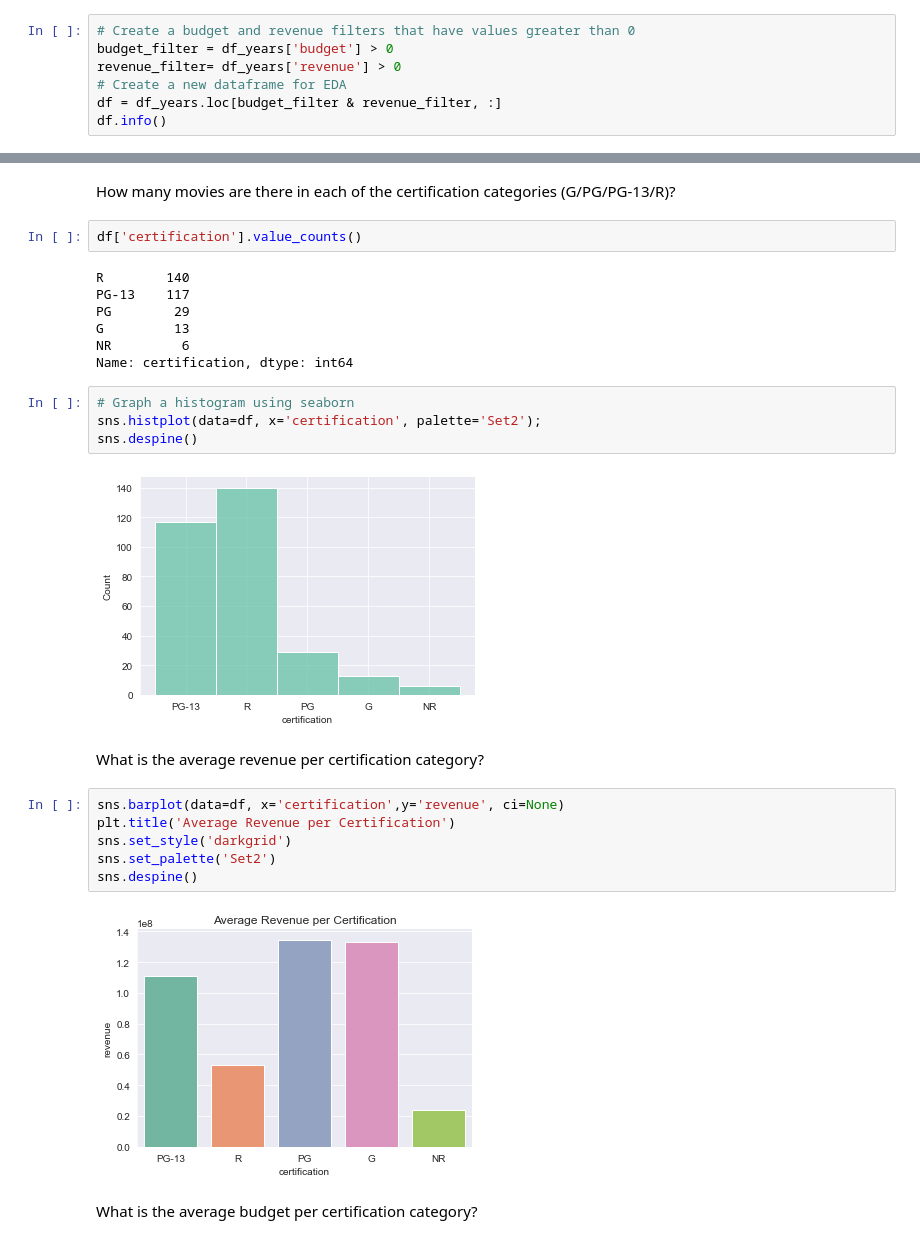
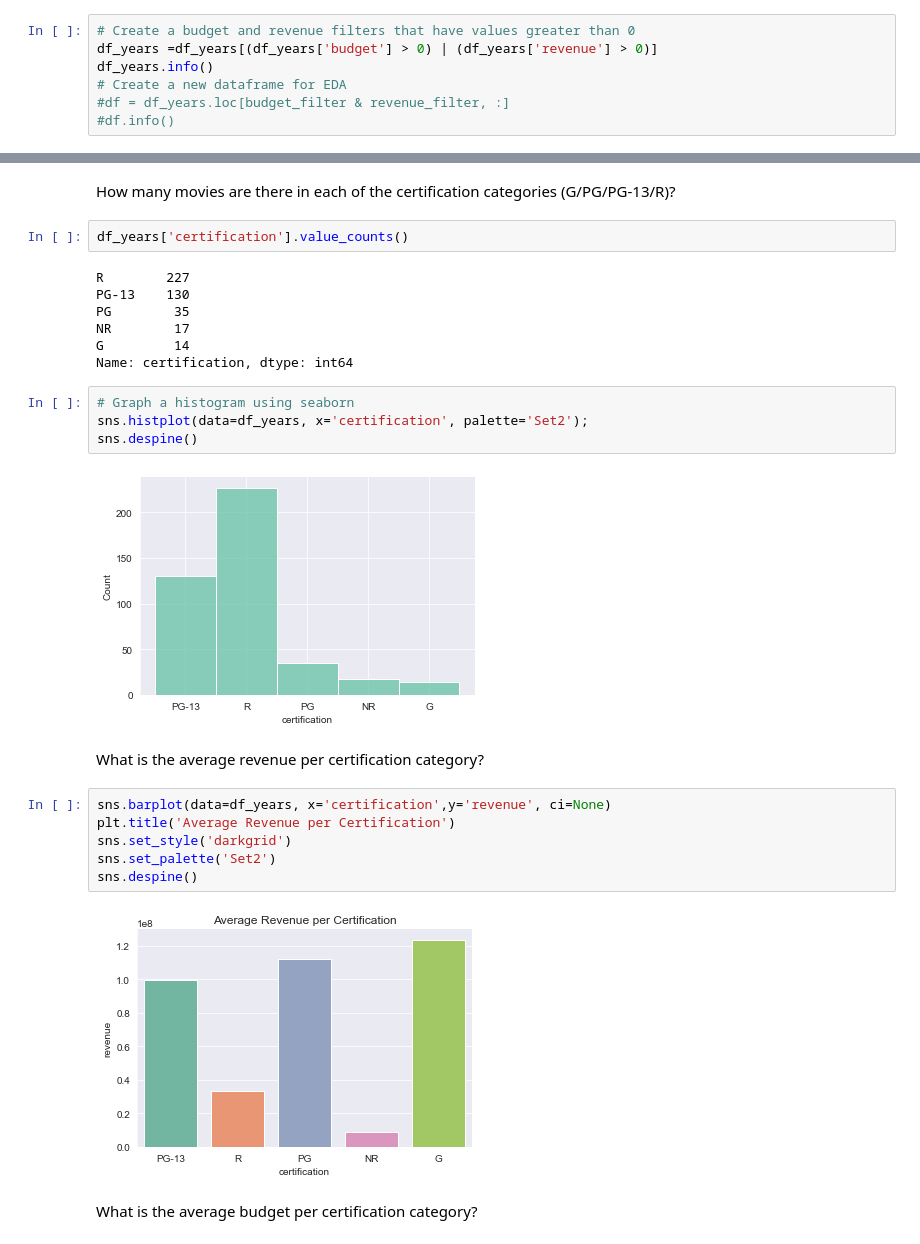
Before and after one commit to julianasaha/IMDB-project, a Jupyter notebook: Exploratory Data Analysis.ipynb, the cells around one changed output, grey strips where cells are left out. Drawn from its saved outputs; the diff is of its cells as text.

```diff
--- a/Exploratory Data Analysis.ipynb
+++ b/Exploratory Data Analysis.ipynb
@@ -56,9 +59,9 @@ How many movies had at least some valid financial information (values > 0 for bu
 # %%
 # Create a budget and revenue filters that have values greater than 0
-budget_filter = df_years['budget'] > 0
-revenue_filter= df_years['revenue'] > 0
+df_years =df_years[(df_years['budget'] > 0) | (df_years['revenue'] > 0)]
+df_years.info()
 # Create a new dataframe for EDA
-df = df_years.loc[budget_filter & revenue_filter, :]
-df.info()
+#df = df_years.loc[budget_filter & revenue_filter, :]
+#df.info()
 # %% [output]
 <class 'pandas.core.frame.DataFrame'>
@@ -105,30 +108,30 @@ plt.title('Revenue Count');
 # %% [markdown]
 How many movies are there in each of the certification categories (G/PG/PG-13/R)?
 # %%
-df['certification'].value_counts()
+df_years['certification'].value_counts()
 # %% [output]
-R        140
-PG-13    117
-PG        29
-G         13
-NR         6
+R        227
+PG-13    130
+PG        35
+NR        17
+G         14
 Name: certification, dtype: int64
 # %%
 # Graph a histogram using seaborn
-sns.histplot(data=df, x='certification', palette='Set2');
+sns.histplot(data=df_years, x='certification', palette='Set2');
 sns.despine()
 # %% [output]
-[figure, old version]
+[figure, new version]
 # %% [markdown]
 What is the average revenue per certification category?
 # %%
-sns.barplot(data=df, x='certification',y='revenue', ci=None)
+sns.barplot(data=df_years, x='certification',y='revenue', ci=None)
 plt.title('Average Revenue per Certification')
 sns.set_style('darkgrid')
 sns.set_palette('Set2')
 sns.despine()
 # %% [output]
-[figure, old version]
+[figure, new version]
 # %% [markdown]
 What is the average budget per certification category?
 # %%
```
Also changed, not shown: parts of 6 cells of this notebook, 2 other files.
